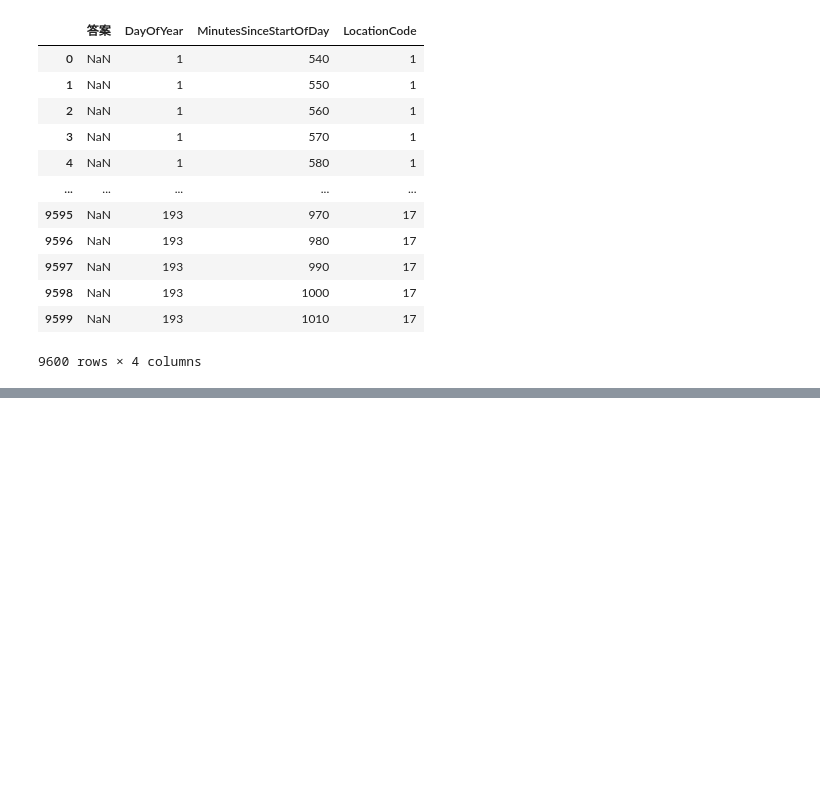
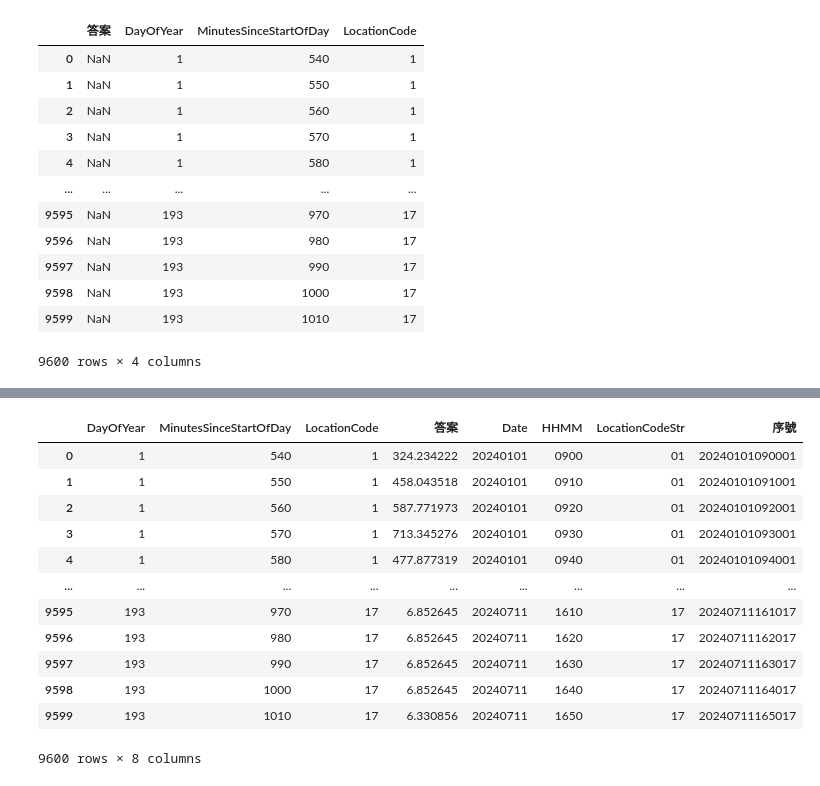
Before and after one commit to tsengcat/2024fall-ds-cp2-tseng, a Jupyter notebook: combination_model.ipynb, the cells around one changed output, grey strips where cells are left out. Drawn from its saved outputs; the diff is of its cells as text; code cells hidden in the pictures; blank space fills up the shorter version.

```diff
--- a/combination_model.ipynb
+++ b/combination_model.ipynb
@@ -488,0 +560,21 @@ Index(['答案', 'DayOfYear', 'MinutesSinceStartOfDay', 'Location1Anticipated',
+# %%
+final_result = final_result.sort_values(
+    by=["LocationCode", "Date", "HHMM"],  # 按照多個列排序
+    key=lambda col: col.astype(int),      # 將所有列轉換為 int 後排序
+    ascending=True                        # 遞增排序
+).reset_index(drop=True)                  # 重設索引
+final_result
+# %% [output]
+|  | DayOfYear | MinutesSinceStartOfDay | LocationCode | 答案 | Date | HHMM | LocationCodeStr | 序號 |
+| 0 | 1 | 540 | 1 | 324.234222 | 20240101 | 0900 | 01 | 20240101090001 |
+| 1 | 1 | 550 | 1 | 458.043518 | 20240101 | 0910 | 01 | 20240101091001 |
+| 2 | 1 | 560 | 1 | 587.771973 | 20240101 | 0920 | 01 | 20240101092001 |
+| 3 | 1 | 570 | 1 | 713.345276 | 20240101 | 0930 | 01 | 20240101093001 |
+| 4 | 1 | 580 | 1 | 477.877319 | 20240101 | 0940 | 01 | 20240101094001 |
+| ... | ... | ... | ... | ... | ... | ... | ... | ... |
+| 9595 | 193 | 970 | 17 | 6.852645 | 20240711 | 1610 | 17 | 20240711161017 |
+| 9596 | 193 | 980 | 17 | 6.852645 | 20240711 | 1620 | 17 | 20240711162017 |
+| 9597 | 193 | 990 | 17 | 6.852645 | 20240711 | 1630 | 17 | 20240711163017 |
+| 9598 | 193 | 1000 | 17 | 6.852645 | 20240711 | 1640 | 17 | 20240711164017 |
+| 9599 | 193 | 1010 | 17 | 6.330856 | 20240711 | 1650 | 17 | 20240711165017 |
+9600 rows × 8 columns
```
Also changed, not shown: parts of 20 cells of this notebook, 2 other files.
